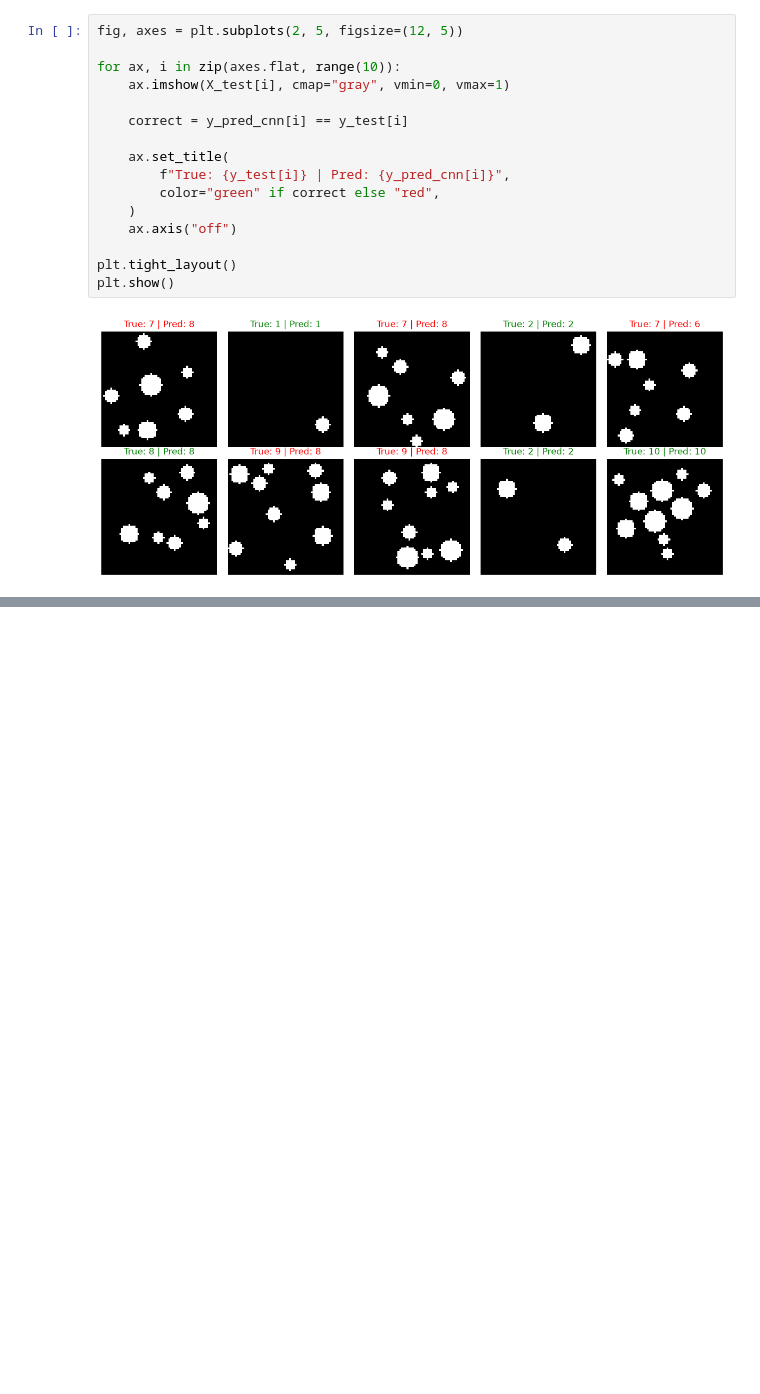
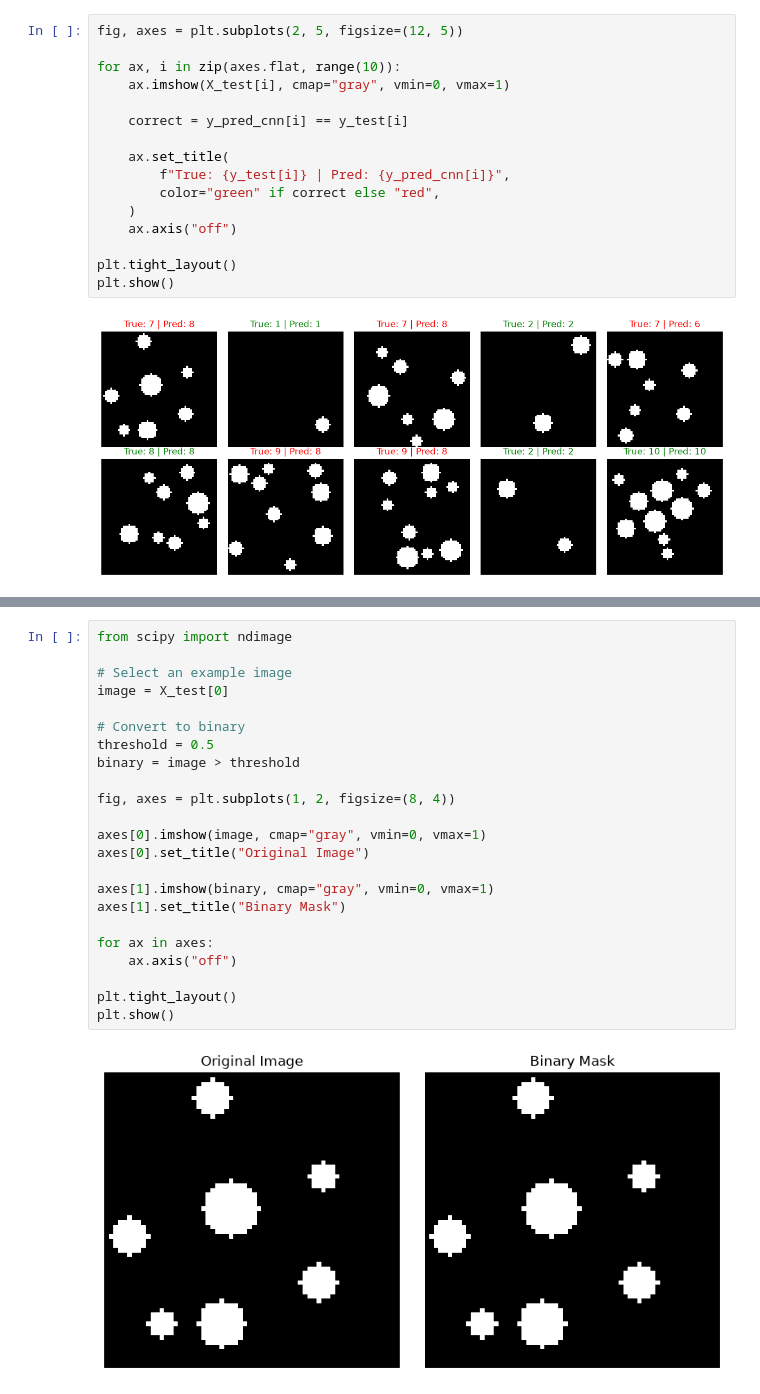
Before and after one commit to ruc-practical-ai-fall-2026/lectures, a Jupyter notebook: class-07/notebooks/01_use_case_selection_example.ipynb, the cells around one changed output, grey strips where cells are left out. Saved outputs shown, nothing was run; the diff lists cells and outputs as text; blank space fills up the shorter version.

Commit message:
Add use case selection draft

```diff
--- a/class-07/notebooks/01_use_case_selection_example.ipynb
+++ b/class-07/notebooks/01_use_case_selection_example.ipynb
@@ -353,0 +453,25 @@ plt.show()
+# %%
+from scipy import ndimage
+
+# Select an example image
+image = X_test[0]
+
+# Convert to binary
+threshold = 0.5
+binary = image > threshold
+
+fig, axes = plt.subplots(1, 2, figsize=(8, 4))
+
+axes[0].imshow(image, cmap="gray", vmin=0, vmax=1)
+axes[0].set_title("Original Image")
+
+axes[1].imshow(binary, cmap="gray", vmin=0, vmax=1)
+axes[1].set_title("Binary Mask")
+
+for ax in axes:
+    ax.axis("off")
+
+plt.tight_layout()
+plt.show()
+# %% [output]
+[figure, added]
```
Also changed, not shown: parts of 60 cells of this notebook.
